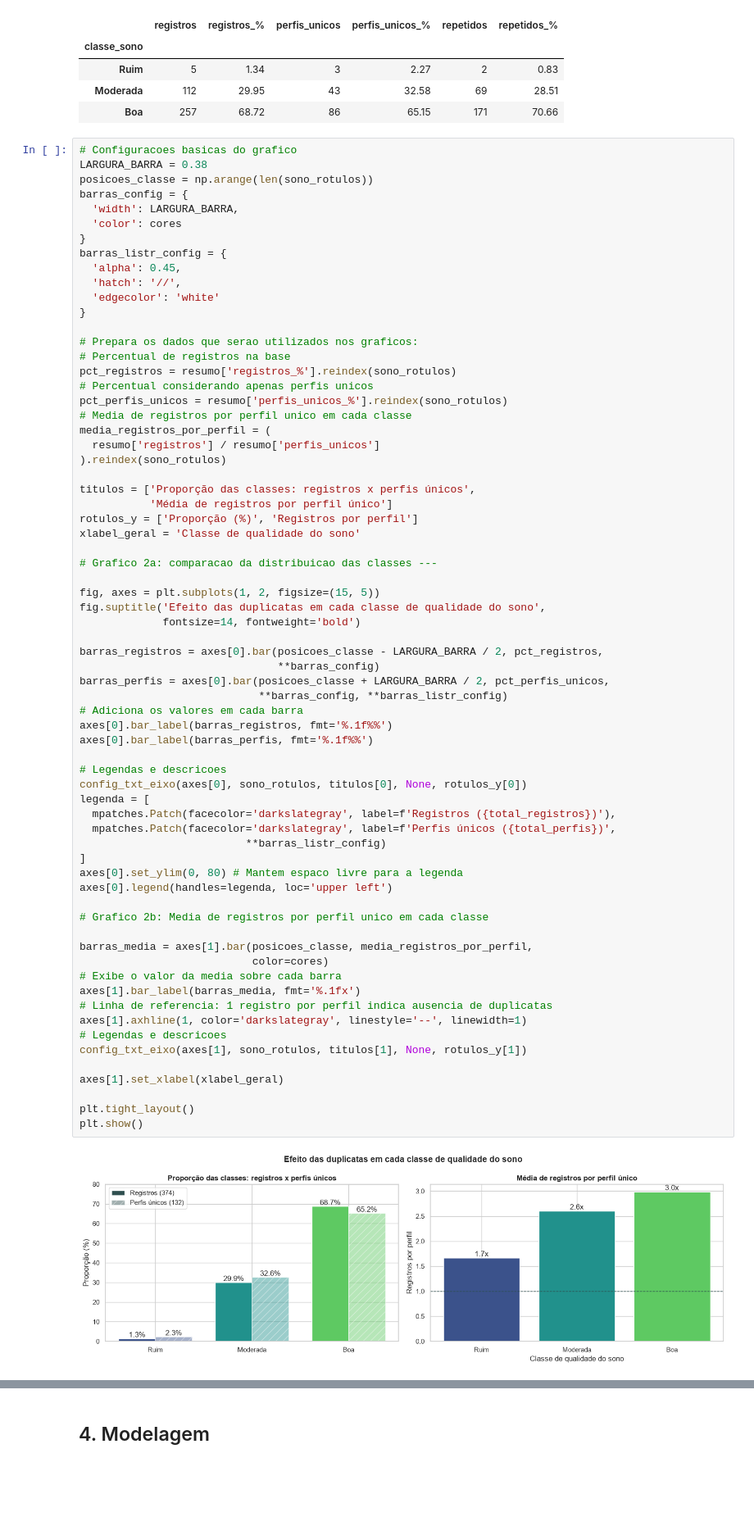
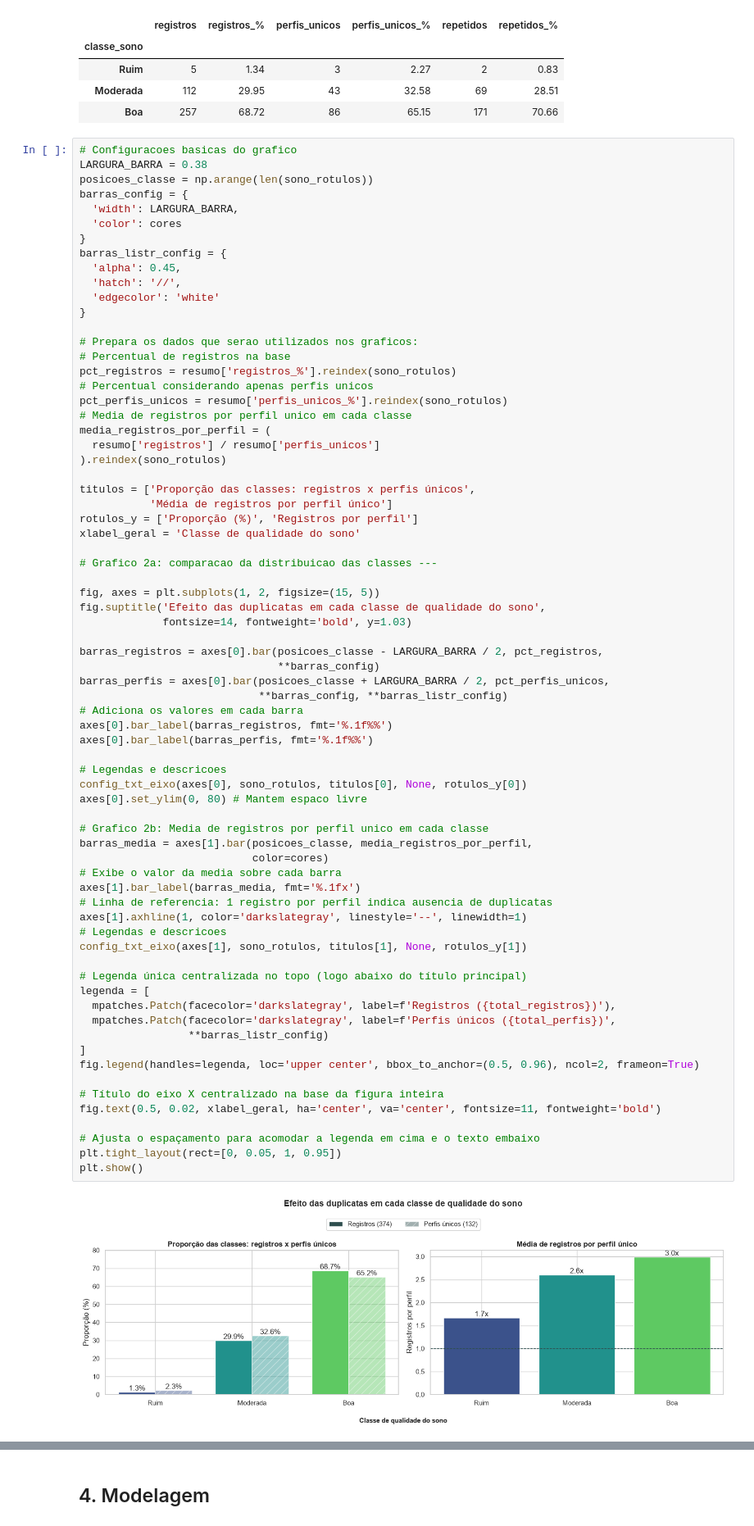
Before and after one commit to Squad-Nina-da-Hora/wmc-projeto-final-lifestyle, a Jupyter notebook: analise.ipynb, the cells around one changed output, grey strips where cells are left out. Shown at 82% size. Cells and saved outputs as stored; diff of their text form; blank space fills up the shorter version.

Commit message:
ajuste do segundo gráfico para legenda e titulo unicos ficarem centralizados

```diff
--- a/analise.ipynb
+++ b/analise.ipynb
@@ -1091,45 +1091,48 @@ xlabel_geral = 'Classe de qualidade do sono'
 
 # Grafico 2a: comparacao da distribuicao das classes ---
 
 fig, axes = plt.subplots(1, 2, figsize=(15, 5))
 fig.suptitle('Efeito das duplicatas em cada classe de qualidade do sono',
-             fontsize=14, fontweight='bold')
+             fontsize=14, fontweight='bold', y=1.03)
 
 barras_registros = axes[0].bar(posicoes_classe - LARGURA_BARRA / 2, pct_registros,
                                **barras_config)
 barras_perfis = axes[0].bar(posicoes_classe + LARGURA_BARRA / 2, pct_perfis_unicos,
                             **barras_config, **barras_listr_config)
 # Adiciona os valores em cada barra
 axes[0].bar_label(barras_registros, fmt='%.1f%%')
 axes[0].bar_label(barras_perfis, fmt='%.1f%%')
 
 # Legendas e descricoes
 config_txt_eixo(axes[0], sono_rotulos, titulos[0], None, rotulos_y[0])
-legenda = [
-  mpatches.Patch(facecolor='darkslategray', label=f'Registros ({total_registros})'),
-  mpatches.Patch(facecolor='darkslategray', label=f'Perfis únicos ({total_perfis})',
-                          **barras_listr_config)
-]
-axes[0].set_ylim(0, 80) # Mantem espaco livre para a legenda
-axes[0].legend(handles=legenda, loc='upper left')
+axes[0].set_ylim(0, 80) # Mantem espaco livre
 
 # Grafico 2b: Media de registros por perfil unico em cada classe
-
 barras_media = axes[1].bar(posicoes_classe, media_registros_por_perfil,
                            color=cores)
 # Exibe o valor da media sobre cada barra
 axes[1].bar_label(barras_media, fmt='%.1fx')
 # Linha de referencia: 1 registro por perfil indica ausencia de duplicatas
 axes[1].axhline(1, color='darkslategray', linestyle='--', linewidth=1)
 # Legendas e descricoes
 config_txt_eixo(axes[1], sono_rotulos, titulos[1], None, rotulos_y[1])
 
-axes[1].set_xlabel(xlabel_geral)
+# Legenda única centralizada no topo (logo abaixo do título principal)
+legenda = [
+  mpatches.Patch(facecolor='darkslategray', label=f'Registros ({total_registros})'),
+  mpatches.Patch(facecolor='darkslategray', label=f'Perfis únicos ({total_perfis})',
+                 **barras_listr_config)
+]
+fig.legend(handles=legenda, loc='upper center', bbox_to_anchor=(0.5, 0.96), ncol=2, frameon=True)
 
-plt.tight_layout()
+# Título do eixo X centralizado na base da figura inteira
+fig.text(0.5, 0.02, xlabel_geral, ha='center', va='center', fontsize=11, fontweight='bold')
+
+# Ajusta o espaçamento para acomodar a legenda em cima e o texto embaixo
+plt.tight_layout(rect=[0, 0.05, 1, 0.95])
 plt.show()
 # %% [output]
-[figure, old version]
+[figure, new version]
 # %%
 titulo('4. Conflito: mesmas características mas notas diferentes?')
 print('Verifica se há perfis com avaliacao de sono inconsistente')
```
